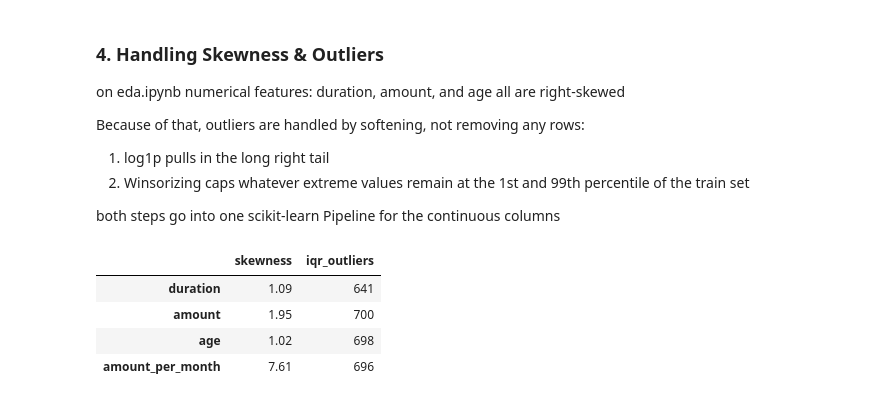
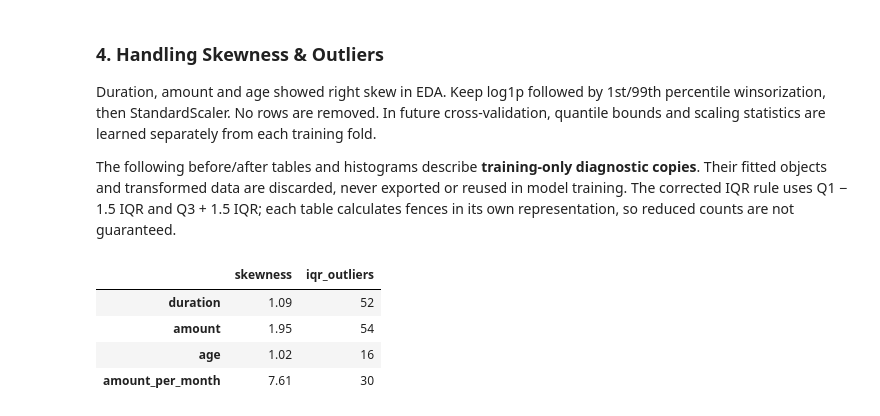
Before and after one commit to Piro-D/CreditRiskClassificationProject, a Jupyter notebook: notebooks/data_transformation.ipynb, the cells around one changed output. Saved outputs shown, nothing was run; the diff lists cells and outputs as text; code cells hidden in the pictures.

```diff
--- a/notebooks/data_transformation.ipynb
+++ b/notebooks/data_transformation.ipynb
@@ -161,15 +76,6 @@ The columns:
 # %%
-fe_df = df.copy()
+fe_df = engineer_features(df)
 
-fe_df['amount_per_month'] = fe_df['amount'] / fe_df['duration']
-fe_df['is_young'] = (fe_df['age'] <= 25).astype(int)
-fe_df['long_duration'] = (fe_df['duration'] > 36).astype(int)
-
-# update the feature groups so it can be easier to be called in later steps
-continuous_features = numerical_features + ['amount_per_month']
-binary_flags = ['is_young', 'long_duration']
-
-display(fe_df[continuous_features + binary_flags].describe().round(2))
-
-print('missing values after feature engineering: ', fe_df.isna().sum().sum())
+print('Minimum duration (must be > 0):', df['duration'].min())
+display(fe_df[continuous_features].describe().round(2))
 # %% [output]
@@ -206,47 +141,33 @@ share of good (1) in test: 0.7
 # %% [markdown]
 ### 4. Handling Skewness & Outliers
-on eda.ipynb numerical features: duration, amount, and age all are right-skewed
+Duration, amount and age showed right skew in EDA. Keep log1p followed by 1st/99th percentile winsorization, then StandardScaler. No rows are removed. In future cross-validation, quantile bounds and scaling statistics are learned separately from each training fold.
 
-Because of that, outliers are handled by softening, not removing any rows:
-1. log1p pulls in the long right tail
-2. Winsorizing caps whatever extreme values remain at the 1st and 99th percentile of the train set
-
-both steps go into one scikit-learn Pipeline for the continuous columns
+The following before/after tables and histograms describe **training-only diagnostic copies**. Their fitted objects and transformed data are discarded, never exported or reused in model training. The corrected IQR rule uses Q1 − 1.5 IQR and Q3 + 1.5 IQR; each table calculates fences in its own representation, so reduced counts are not guaranteed.
 # %%
-class Winsorizer(BaseEstimator, TransformerMixin):
-    def __init__(self, lower=0.01, upper=0.99):
-        self.lower = lower
-        self.upper = upper
+def count_outliers(series):
+    q1 = series.quantile(0.25)
+    q3 = series.quantile(0.75)
+    iqr = q3 - q1
 
-    def fit(self, X, y=None):
-        X = pd.DataFrame(X)
-        self.columns_ = np.asarray(X.columns, dtype = object)
-        self.low_ = X.quantile(self.lower).to_numpy()
-        self.high_ = X.quantile(self.upper).to_numpy()
-        self.n_features_in_ = X.shape[1]
-        return self
+    lower_bound = q1 - 1.5 * iqr
+    upper_bound = q3 + 1.5 * iqr
+    outliers = (series < lower_bound) | (series > upper_bound)
 
-    def transform(self, X):
-        return np.clip(np.asarray(X, dtype = float), self.low_, self.high_)
+    return int(outliers.sum())
 
-    def get_feature_names_out(self, input_features=None):
-        return self.columns_
-
-def count_outliers(series):
-    q1, q3 = series.quantile(0.25), series.quantile(0.75)
-    iqr = q3-q1
-    return int(((series < q1 - 1.5 * iqr) | (series > q3 - 1.5 * iqr)).sum())
 
 before = pd.DataFrame({
     'skewness': X_train[continuous_features].skew().round(2),
-    'iqr_outliers': [count_outliers(X_train[c]) for c in continuous_features]
+    'iqr_outliers': [
+        count_outliers(X_train[column]) for column in continuous_features
+    ],
 })
 
 display(before)
 # %% [output]
 |  | skewness | iqr_outliers |
-| duration | 1.09 | 641 |
-| amount | 1.95 | 700 |
-| age | 1.02 | 698 |
-| amount_per_month | 7.61 | 696 |
+| duration | 1.09 | 52 |
+| amount | 1.95 | 54 |
+| age | 1.02 | 16 |
+| amount_per_month | 7.61 | 30 |
 # %%
```
Also changed, not shown: parts of 23 cells of this notebook, 12 other files.
